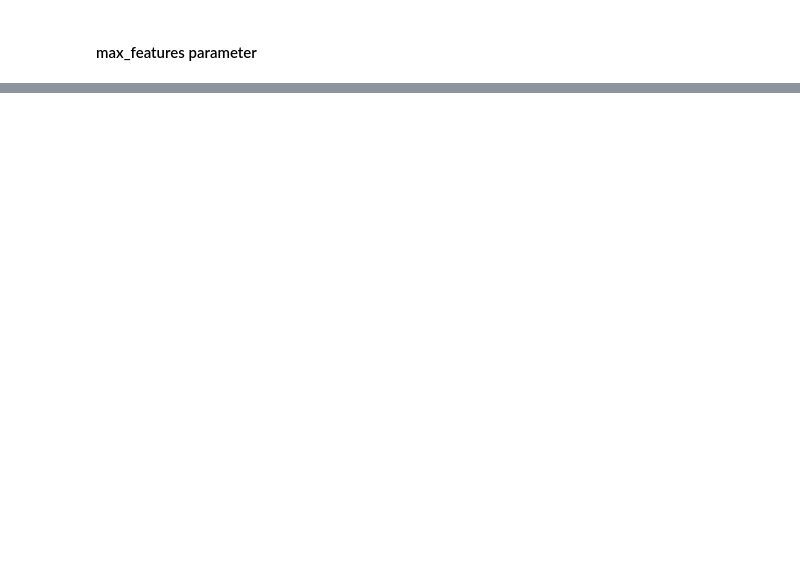
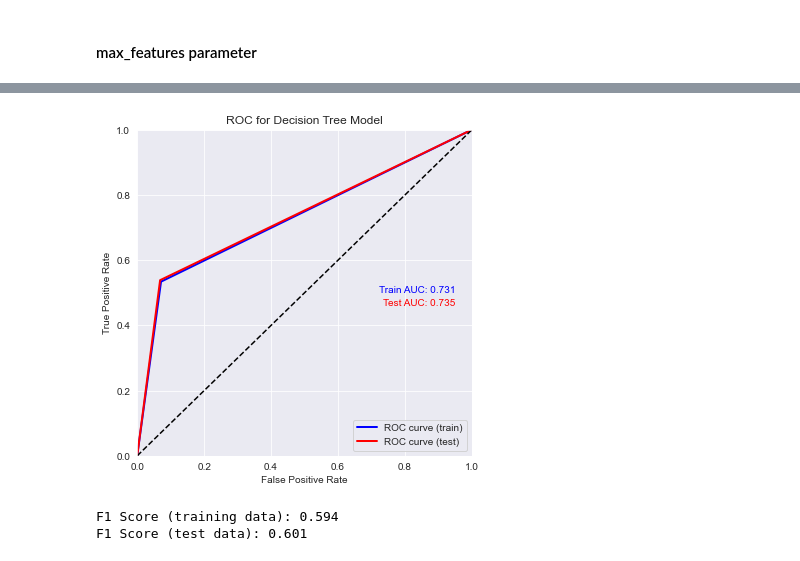
Before and after one commit to christopheraaronhenry/H1N1_vaccine_prediction, a Jupyter notebook: H1N1_vaccine_prediction.ipynb, the cells around one changed output, grey strips where cells are left out. Cells and saved outputs as stored; diff of their text form; code cells hidden in the pictures; blank space fills up the shorter version.

```diff
--- a/H1N1_vaccine_prediction.ipynb
+++ b/H1N1_vaccine_prediction.ipynb
@@ -939,5 +1022,0 @@ pp
-# %%
-dt.steps[1].set_params(pp)
-# %%
-dt.set_params(**pp)
-dt
@@ -1050,0 +1023,36 @@ df_summary
+# %%
+y_train_pred = dt.predict(X_train)
+y_test_pred = dt.predict(X_test)
+
+
+train_fpr, train_tpr, thresholds = roc_curve(y_train, y_train_pred) #get false and true positive rates on training set
+
+test_fpr, test_tpr, thresholds = roc_curve(y_test, y_test_pred) #get false and true positive rates on test set
+
+# plot the results
+sns.set_style('darkgrid')
+fig, ax = plt.subplots(figsize=(6,6))
+ax.plot(train_fpr, train_tpr, color='blue', lw=2, label='ROC curve (train)')
+ax.plot(test_fpr, test_tpr, color='red', lw=2, label='ROC curve (test)')
+ax.plot([0,1],[0,1], color='black', linestyle='--')
+ax.set_xlim([0, 1])
+ax.set_ylim([0, 1])
+ax.set_xticks(np.arange(0,1.1,.2))
+ax.set_yticks(np.arange(0,1.1,.2))
+ax.set_xlabel('False Positive Rate')
+ax.set_ylabel('True Positive Rate')
+ax.set_title('Receiver Operating Characteristic (ROC) Curve')
+ax.text(.95, .5, 'Train AUC: {0:.3f}'.format(auc(train_fpr, train_tpr)), color='blue', horizontalalignment='right')
+ax.text(.95, .46, 'Test AUC: {0:.3f}'.format(auc(test_fpr, test_tpr)), color='red', horizontalalignment='right')
+ax.legend(loc='lower right')
+ax.set_title('ROC for Decision Tree Model')
+
+fig.savefig('./images/decisiontree_roc_traintest.png')
+# %% [output]
+[figure, added]
+# %%
+print('F1 Score (training data): {0:.3f}'.format(f1_score(y_train, y_train_pred)))
+print('F1 Score (test data): {0:.3f}'.format(f1_score(y_test, y_test_pred)))
+# %% [output]
+F1 Score (training data): 0.594
+F1 Score (test data): 0.601
```
Also changed, not shown: parts of 55 cells of this notebook.
